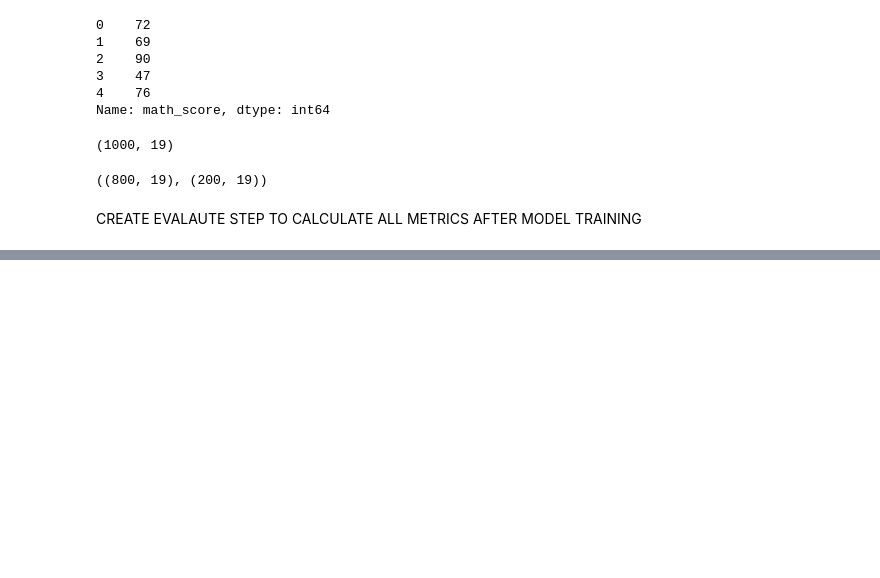
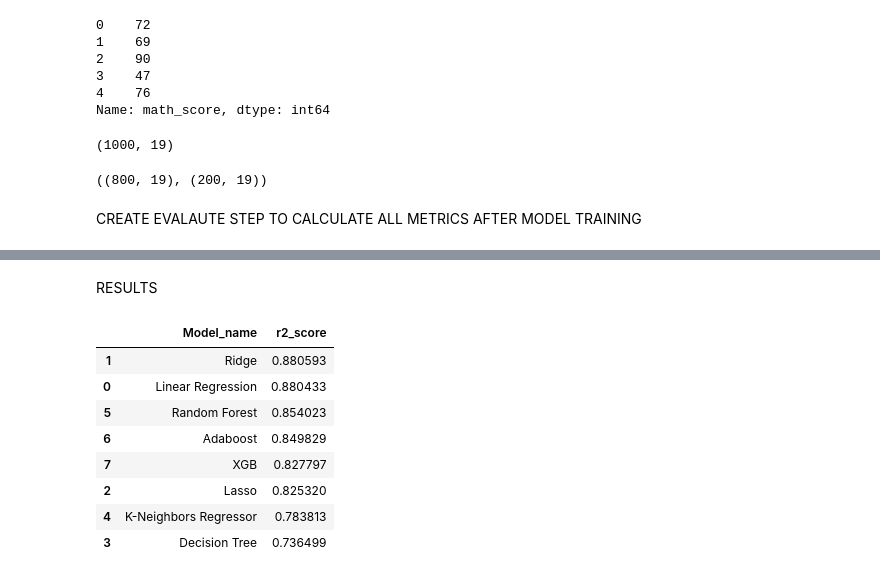
Before and after one commit to SamarthPatil02/mlprojects, a Jupyter notebook: notebook/model_training.ipynb, the cells around one changed output, grey strips where cells are left out. Saved outputs shown, nothing was run; the diff lists cells and outputs as text; code cells hidden in the pictures; blank space fills up the shorter version.

```diff
--- a/notebook/model_training.ipynb
+++ b/notebook/model_training.ipynb
@@ -91,10 +91,44 @@ models = {
     "Ridge" : Ridge(),
     "Lasso": Lasso(),
     "Decision Tree": DecisionTreeRegressor(),
-    "Kneighbors" : KNeighborsRegressor(),
+    "K-Neighbors Regressor" : KNeighborsRegressor(),
     "Random Forest": RandomForestRegressor(),
     "Adaboost" : AdaBoostRegressor(),
     "XGB" : XGBRegressor()
 }
+model_list = []
+r2_list = []
 
-for i in range (list(len(models))):
+for i in range (len(list(models))):
+    model = list(models.values())[i]
+    model.fit(X_train,y_train)
+
+    #Make Prediction
+    y_train_pred = model.predict(X_train)
+    y_test_pred = model.predict(X_test)
+
+    #Evaluate metrics
+    model_train_mae, model_train_mse, model_train_rmse, model_train_score = evaluate_model(y_train, y_train_pred)
+
+    model_test_mae, model_test_mse, model_test_rmse, model_test_score = evaluate_model(y_test, y_test_pred)
+
+
+    print(list(models.keys())[i])
+    model_list.append(list(models.keys())[i])
+
+    print("model performance for training set")
+    print("-mean absolute error = {:.4f}".format(model_train_mae))
+    print("-Mean squared error = {:.4f}".format(model_train_mse))
+    print("-Root Mean squared error = {:.4f}".format(model_train_rmse))
+    print("-R2 score = {:.4f}".format(model_train_score))
+
+    print("="*50)
+
+    print("-model performance for testing set")
+    print("-mean absolute error = {:.4f}".format(model_test_mae))
+    print("-Mean squared error = {:.4f}".format(model_test_mse))
+    print("-Root Mean squared error = {:.4f}".format(model_test_rmse))
+    print("-R2 score = {:.4f}".format(model_test_score))
+    r2_list.append(model_test_score)
+
+    print("*"*50)
@@ -100,0 +153,14 @@ for i in range (list(len(models))):
+# %% [markdown]
+RESULTS
+# %%
+pd.DataFrame(list(zip(model_list, r2_list)), columns=['Model_name','r2_score']).sort_values(by=['r2_score'],ascending=False)
+# %% [output]
+|  | Model_name | r2_score |
+| 1 | Ridge | 0.880593 |
+| 0 | Linear Regression | 0.880433 |
+| 5 | Random Forest | 0.854023 |
+| 6 | Adaboost | 0.849829 |
+| 7 | XGB | 0.827797 |
+| 2 | Lasso | 0.825320 |
+| 4 | K-Neighbors Regressor | 0.783813 |
+| 3 | Decision Tree | 0.736499 |
```
Also changed, not shown: parts of 8 cells of this notebook, 37 other files.
